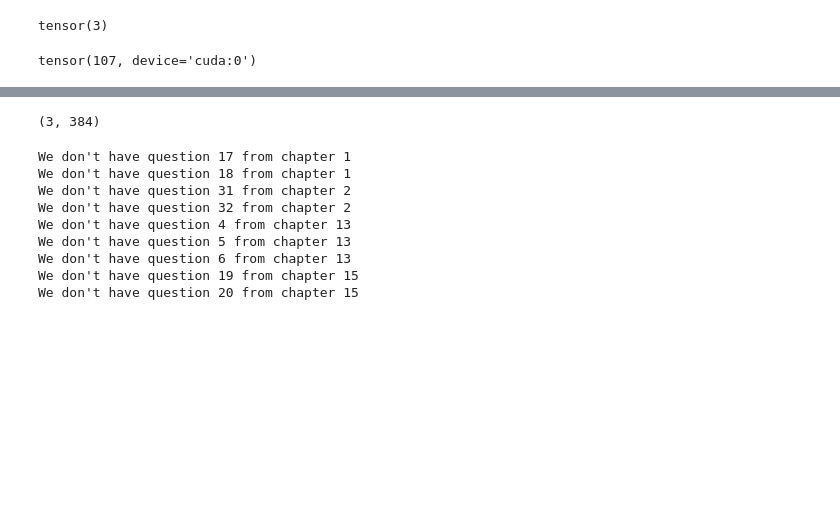
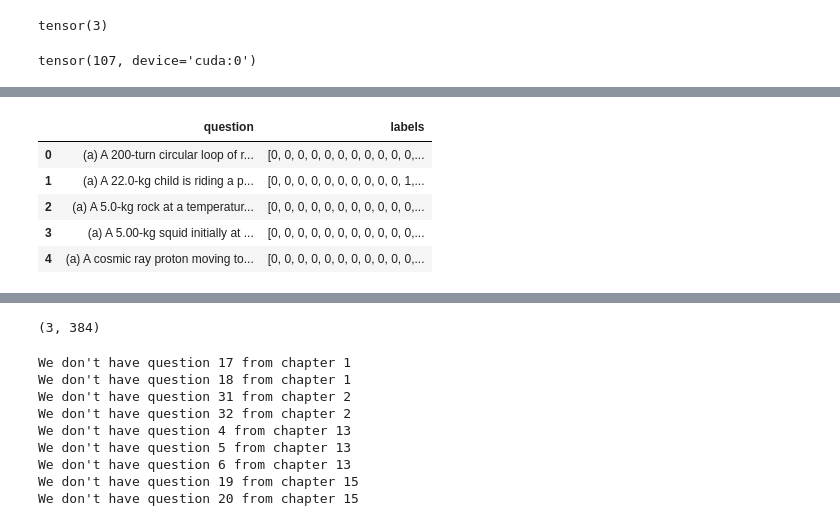
Before and after one commit to AmirZur/smartstem-ai, a Jupyter notebook: playground.ipynb, the cells around one changed output, grey strips where cells are left out. Cells and saved outputs as stored; diff of their text form; code cells hidden in the pictures; blank space fills up the shorter version.

```diff
--- a/playground.ipynb
+++ b/playground.ipynb
@@ -559,0 +643,16 @@ array(['Apply the Mole Concept',
+# %%
+train_data = dummies.copy()
+train_data['labels'] = train_data[train_data.columns[1:]].apply(
+    lambda l: list(l),
+    axis=1
+)
+
+train_data = train_data[train_data.columns[[0, -1]]]
+train_data.head()
+# %% [output]
+|  | question | labels |
+| 0 | (a) A 200-turn circular loop of r... | [0, 0, 0, 0, 0, 0, 0, 0, 0, 0, 0,... |
+| 1 | (a) A 22.0-kg child is riding a p... | [0, 0, 0, 0, 0, 0, 0, 0, 0, 0, 1,... |
+| 2 | (a) A 5.0-kg rock at a temperatur... | [0, 0, 0, 0, 0, 0, 0, 0, 0, 0, 0,... |
+| 3 | (a) A 5.00-kg squid initially at ... | [0, 0, 0, 0, 0, 0, 0, 0, 0, 0, 0,... |
+| 4 | (a) A cosmic ray proton moving to... | [0, 0, 0, 0, 0, 0, 0, 0, 0, 0, 0,... |
```
Also changed, not shown: parts of 53 cells of this notebook.
